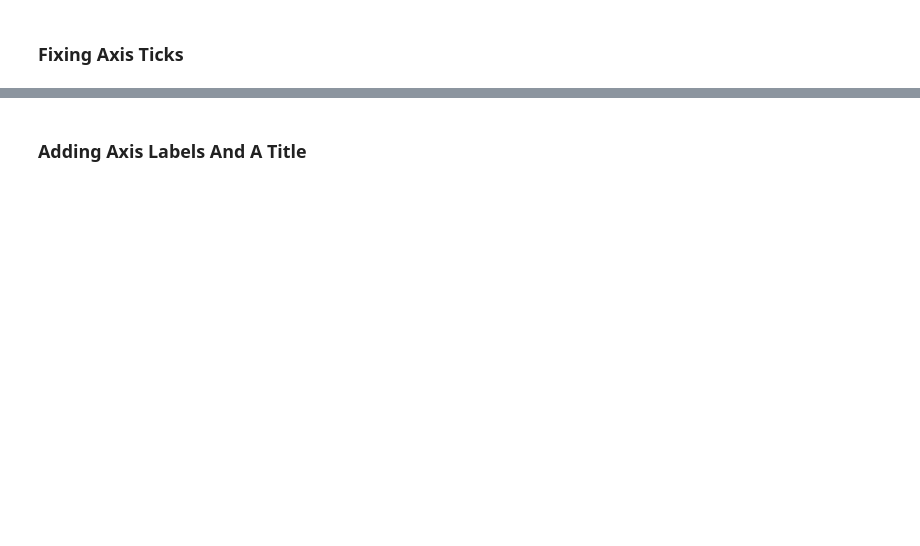
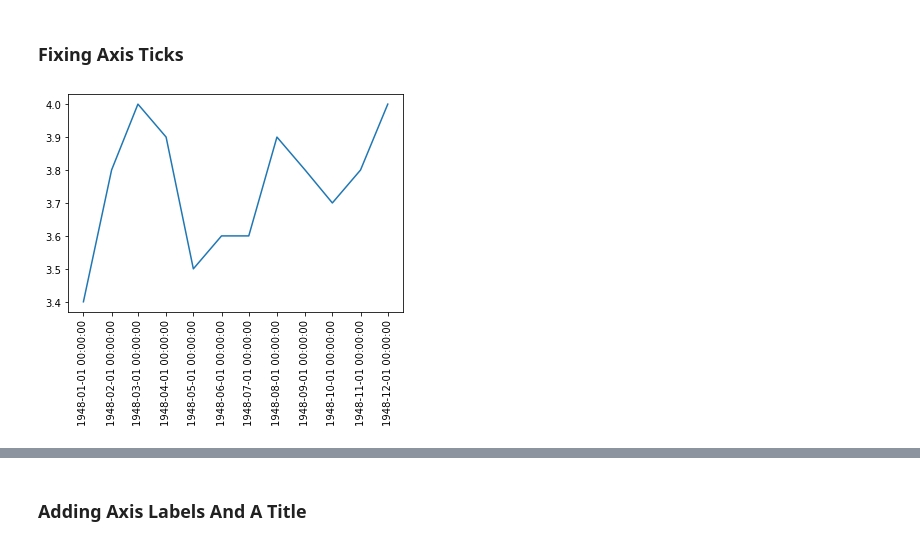
Before and after one commit to icta-tecaji/python-data-analysis-public, a Jupyter notebook: Del_05_Prikazovanje_podatkov_osnovno/Prikazovanje_podatkov_osnovno_CLEAN.ipynb, the cells around one changed output, grey strips where cells are left out. Saved outputs shown, nothing was run; the diff lists cells and outputs as text; code cells hidden in the pictures; blank space fills up the shorter version.

```diff
--- a/Del_05_Prikazovanje_podatkov_osnovno/Prikazovanje_podatkov_osnovno_CLEAN.ipynb
+++ b/Del_05_Prikazovanje_podatkov_osnovno/Prikazovanje_podatkov_osnovno_CLEAN.ipynb
@@ -15,2 +85,12 @@
 # %% [markdown]
 ### Fixing Axis Ticks
+# %%
+first_twelve = unrate[0:12]
+plt.plot(first_twelve["DATE"], first_twelve["VALUE"])
+plt.xticks(
+    ticks = first_twelve["DATE"],
+    labels = first_twelve["DATE"],
+    rotation = 90)
+plt.show()
+# %% [output]
+[figure, added]
```
Also changed, not shown: parts of 31 cells of this notebook.
